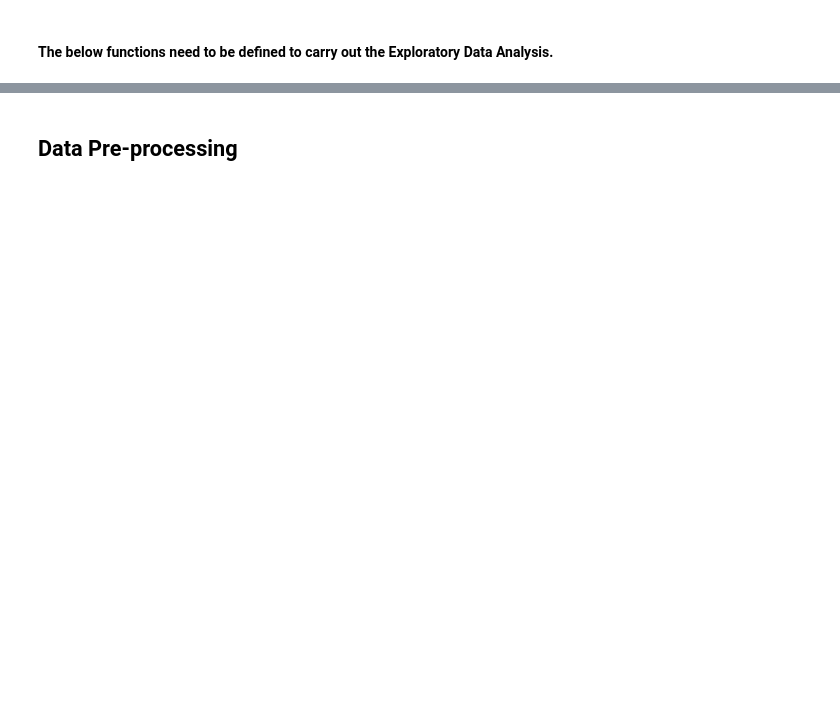
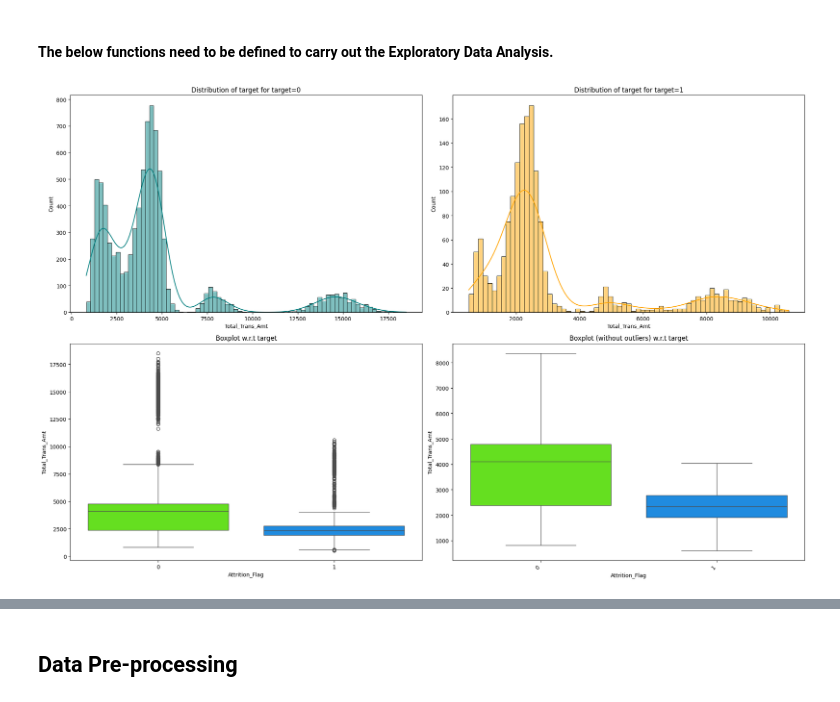
Before and after one commit to lhughey/AIML_Course, a Jupyter notebook: Project 3 - Credit Card Users Churn Prediction/AML_Project_LearnerNotebook_FullCode.ipynb, the cells around one changed output, grey strips where cells are left out. Saved outputs shown, nothing was run; the diff lists cells and outputs as text; code cells hidden in the pictures; blank space fills up the shorter version.

```diff
--- a/Project 3 - Credit Card Users Churn Prediction/AML_Project_LearnerNotebook_FullCode.ipynb
+++ b/Project 3 - Credit Card Users Churn Prediction/AML_Project_LearnerNotebook_FullCode.ipynb
@@ -77,5 +140,7 @@ needs to be filled with an appropriate code to get the correct result. With ever
 # %% [markdown]
 ## Loading the dataset
+# %%
+df = pd.read_csv("https://raw.githubusercontent.com/lhughey/AIML_Course/main/Project%203%20-%20Credit%20Card%20Users%20Churn%20Prediction/BankChurners.csv")
 # %% [markdown]
 ## Data Overview
 # %% [markdown]
@@ -100,5 +273,13 @@ needs to be filled with an appropriate code to get the correct result. With ever
 # %% [markdown]
 #### The below functions need to be defined to carry out the Exploratory Data Analysis.
+# %%
+#delete CLIENTNUM, as it a uniqueID
+df.drop('CLIENTNUM',axis=1,inplace=True)
+data = df.copy()
+# %%
+#inspect the attrition values
+data['Attrition_Flag'].value_counts()
+data['Attrition_Flag'].replace({'Existing Customer': 0, 'Attrited Customer': 1}, inplace=True)
 # %%
 # function to plot a boxplot and a histogram along the same scale.
 
@@ -216,10 +433,12 @@ def stacked_barplot(data, predictor, target):
 
 def distribution_plot_wrt_target(data, predictor, target):
 
-    fig, axs = plt.subplots(2, 2, figsize=(12, 10))
+    fig, axs = plt.subplots(2, 2, figsize=(20, 13))
 
     target_uniq = data[target].unique()
 
+#turn labels vertical
+    plt.xticks(rotation=45, ha='right')
     axs[0, 0].set_title("Distribution of target for target=" + str(target_uniq[0]))
     sns.histplot(
         data=data[data[target] == target_uniq[0]],
@@ -253,3 +472,7 @@ def distribution_plot_wrt_target(data, predictor, target):
 
     plt.tight_layout()
     plt.show()
+# %%
+distribution_plot_wrt_target(data, "Total_Trans_Amt", "Attrition_Flag")
+# %% [output]
+[figure, added]
```
Also changed, not shown: parts of 86 cells of this notebook.
